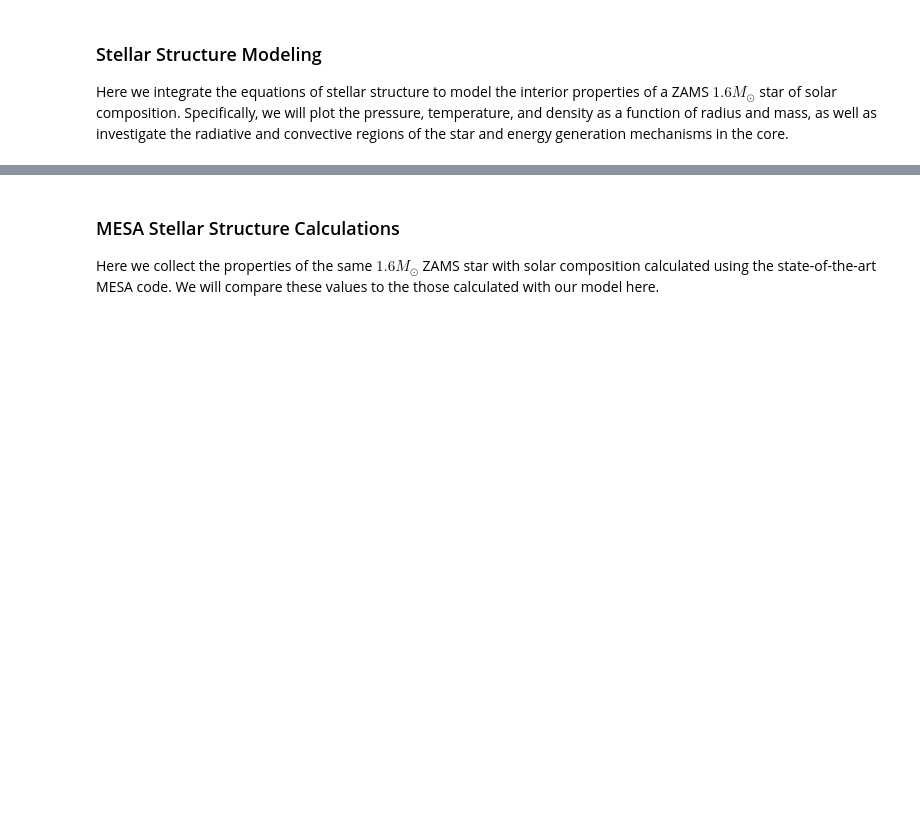
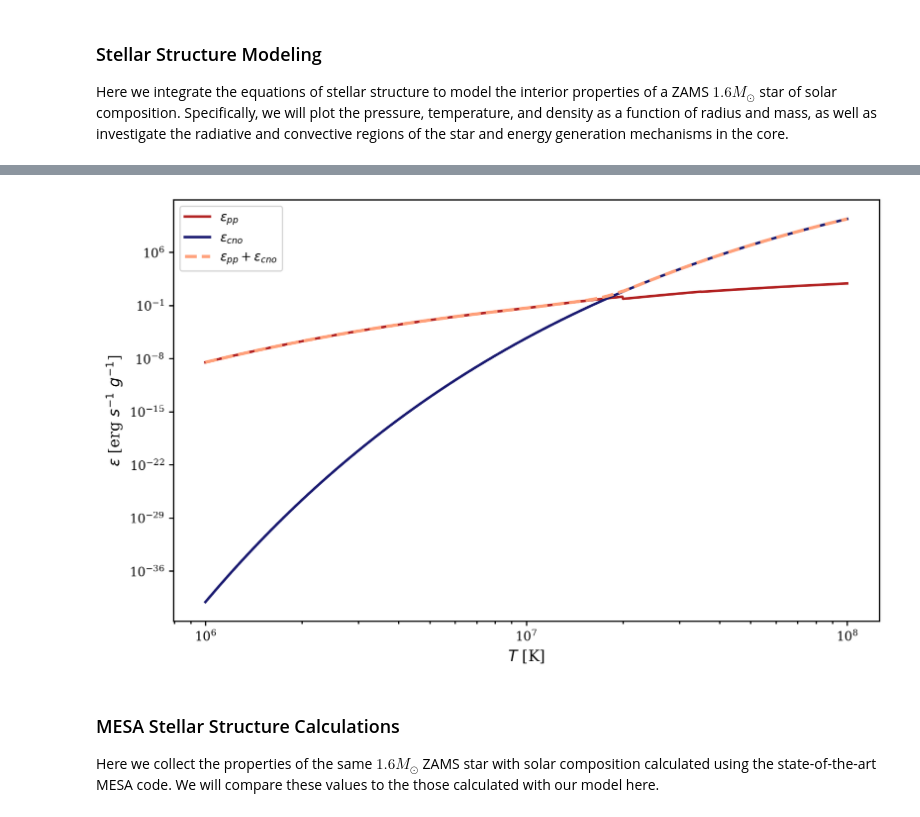
Before and after one commit to iam37/Stellar_Structure_Calculation, a Jupyter notebook: stellar_structure_calculation_workbook.ipynb, the cells around one changed output, grey strips where cells are left out. Cells and saved outputs as stored; diff of their text form; code cells hidden in the pictures; blank space fills up the shorter version.

```diff
--- a/stellar_structure_calculation_workbook.ipynb
+++ b/stellar_structure_calculation_workbook.ipynb
@@ -313,3 +299,27 @@ plt.show()
+# %%
+# plot of the e_pp and e_cno as a function of temperature
+T_plot = np.linspace(10**6, 10**8, 1000)
+e_pp_plot = []
+e_cno_plot = []
+for T in T_plot:
+    e_pp_val, e_cno_val = calculate_energies(1, T, 0.70, 0.28) # solar composition for X, Y
+    e_pp_plot.append(e_pp_val)
+    e_cno_plot.append(e_cno_val)
+e_pp_plot = np.asarray(e_pp_plot)
+e_cno_plot = np.asarray(e_cno_plot)
+e_tot_plot = e_pp_plot+e_cno_plot
+plt.plot(T_plot, e_pp_plot, linewidth = 2, linestyle = "-", color = "firebrick", label = r"$\epsilon_{pp}$")
+plt.plot(T_plot, e_cno_plot, linewidth = 2, linestyle = "-", color = "midnightblue", label = r"$\epsilon_{cno}$")
+plt.plot(T_plot, e_tot_plot, linewidth = 2.5, linestyle = "--", color = 'lightsalmon', label = r"$\epsilon_{pp} + \epsilon_{cno}$")
+plt.xlabel(r"$T$ [K]")
+plt.ylabel(r"$\epsilon$ [erg $s^{-1}$ $g^{-1}$]")
+plt.xscale('log')
+plt.yscale('log')
+plt.legend()
+plt.savefig("energies_plot.png", dpi = 300)
+plt.show()
+# %% [output]
+[figure, added]
 # %% [markdown]
 ### MESA Stellar Structure Calculations
 Here we collect the properties of the same $1.6M_{\odot}$ ZAMS star with solar composition calculated using the state-of-the-art MESA code. We will compare these values to the those calculated with our model here.
```
Also changed, not shown: parts of 7 cells of this notebook, 4 other files.
